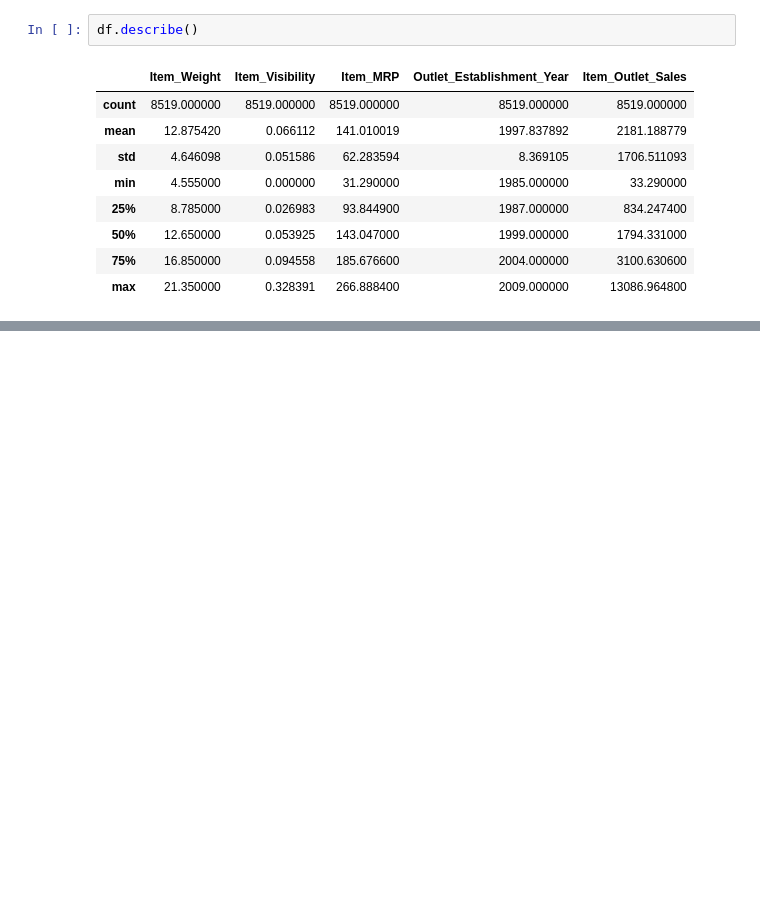
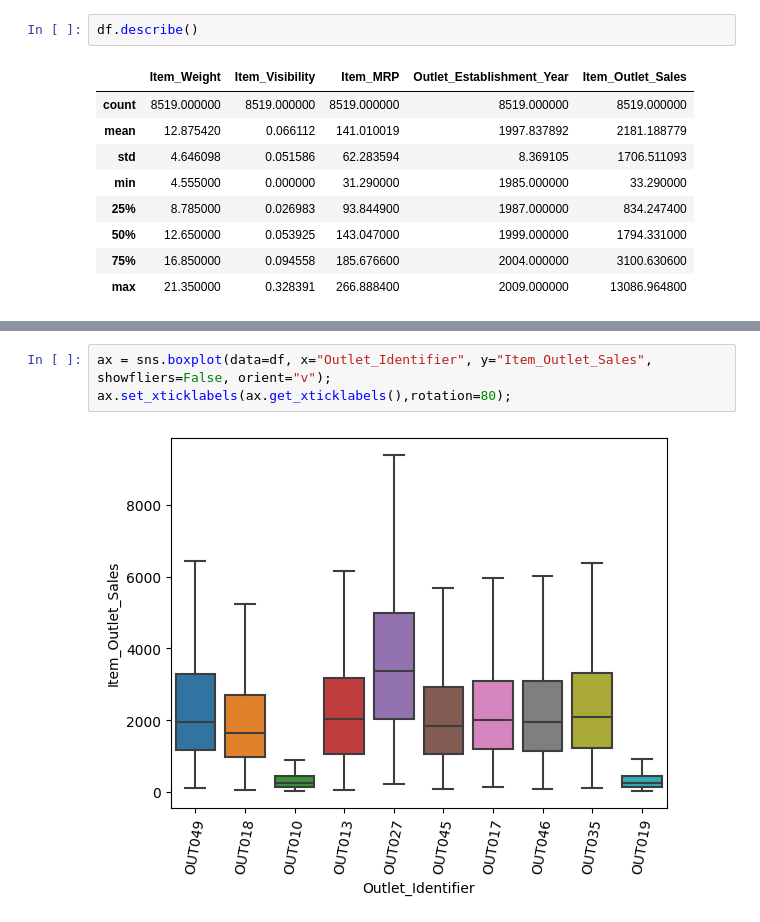
Before and after one commit to ArriazaGonzalo/Prediccion_ventas_P1, a Jupyter notebook: Predicciones_venta_P1.ipynb, the cells around one changed output, grey strips where cells are left out. Drawn from its saved outputs; the diff is of its cells as text; blank space fills up the shorter version.

```diff
--- a/Predicciones_venta_P1.ipynb
+++ b/Predicciones_venta_P1.ipynb
@@ -639,0 +691,5 @@ df.describe()
+# %%
+ax = sns.boxplot(data=df, x="Outlet_Identifier", y="Item_Outlet_Sales", showfliers=False, orient="v");
+ax.set_xticklabels(ax.get_xticklabels(),rotation=80);
+# %% [output]
+[figure, added]
```
Also changed, not shown: parts of 12 cells of this notebook.
